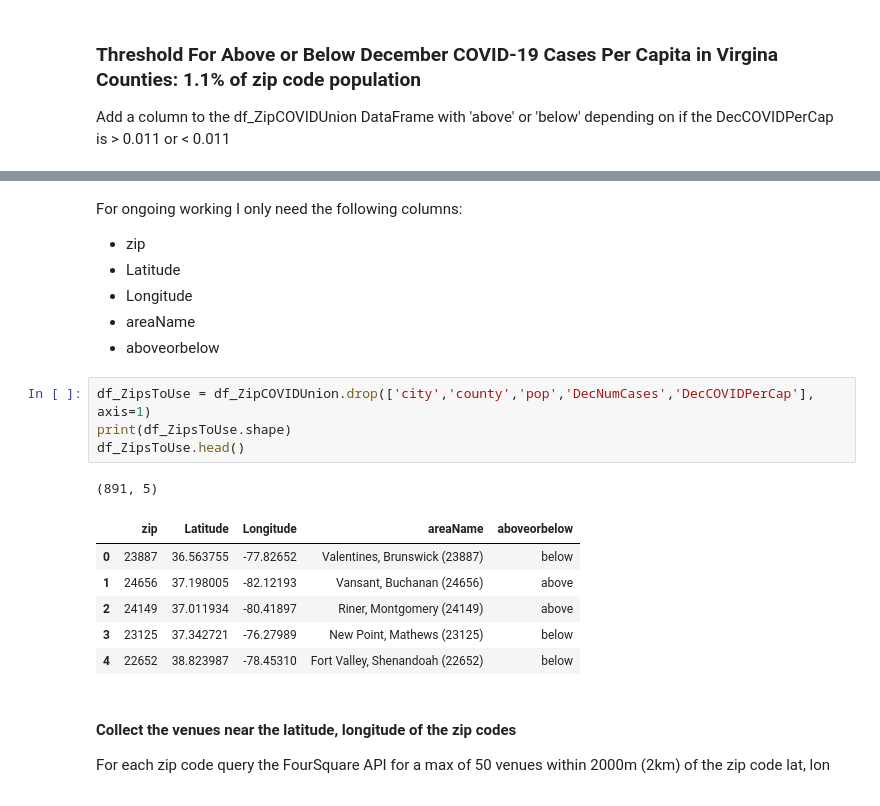
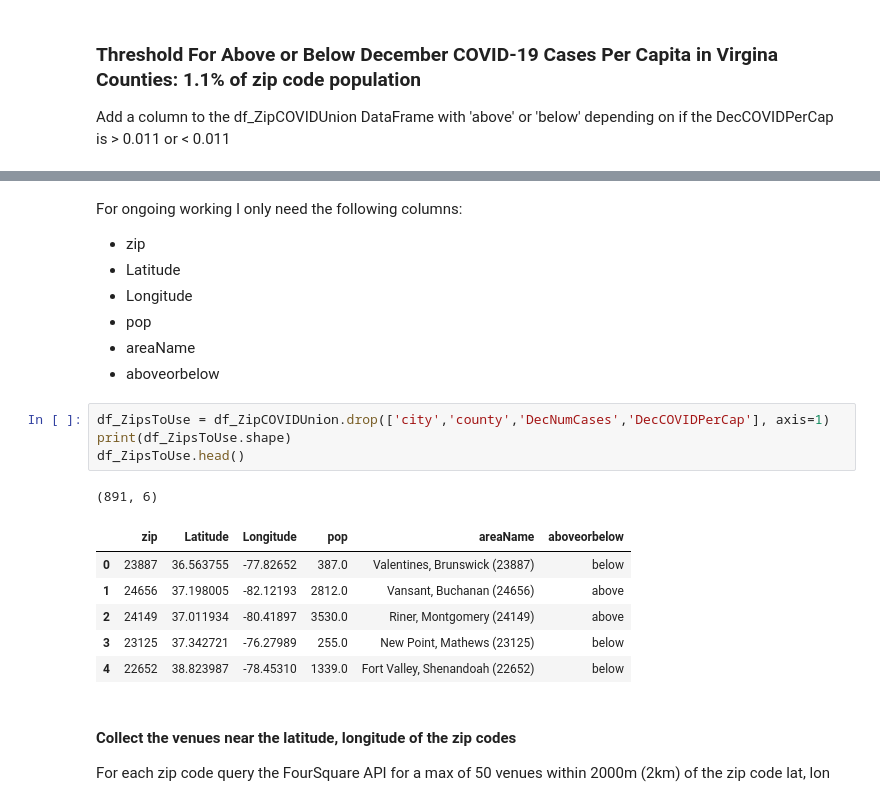
Before and after one commit to hdmcspadden/Virginia_Covid_Trending_Venues, a Jupyter notebook: Trending_Venues_in_Virginia_COVID-19_Hot_Spot_Zip_Codes.ipynb, the cells around one changed output, grey strips where cells are left out. Saved outputs shown, nothing was run; the diff lists cells and outputs as text.

```diff
--- a/Trending_Venues_in_Virginia_COVID-19_Hot_Spot_Zip_Codes.ipynb
+++ b/Trending_Venues_in_Virginia_COVID-19_Hot_Spot_Zip_Codes.ipynb
@@ -401,20 +389,21 @@ For ongoing working I only need the following columns:
 * zip
 * Latitude
 * Longitude
+* pop
 * areaName
 * aboveorbelow
 # %%
-df_ZipsToUse = df_ZipCOVIDUnion.drop(['city','county','pop','DecNumCases','DecCOVIDPerCap'], axis=1)
+df_ZipsToUse = df_ZipCOVIDUnion.drop(['city','county','DecNumCases','DecCOVIDPerCap'], axis=1)
 print(df_ZipsToUse.shape)
 df_ZipsToUse.head()
 # %% [output]
-(891, 5)
+(891, 6)
-|  | zip | Latitude | Longitude | areaName | aboveorbelow |
-| 0 | 23887 | 36.563755 | -77.82652 | Valentines, Brunswick (23887) | below |
-| 1 | 24656 | 37.198005 | -82.12193 | Vansant, Buchanan (24656) | above |
-| 2 | 24149 | 37.011934 | -80.41897 | Riner, Montgomery (24149) | above |
-| 3 | 23125 | 37.342721 | -76.27989 | New Point, Mathews (23125) | below |
-| 4 | 22652 | 38.823987 | -78.45310 | Fort Valley, Shenandoah (22652) | below |
+|  | zip | Latitude | Longitude | pop | areaName | aboveorbelow |
+| 0 | 23887 | 36.563755 | -77.82652 | 387.0 | Valentines, Brunswick (23887) | below |
+| 1 | 24656 | 37.198005 | -82.12193 | 2812.0 | Vansant, Buchanan (24656) | above |
+| 2 | 24149 | 37.011934 | -80.41897 | 3530.0 | Riner, Montgomery (24149) | above |
+| 3 | 23125 | 37.342721 | -76.27989 | 255.0 | New Point, Mathews (23125) | below |
+| 4 | 22652 | 38.823987 | -78.45310 | 1339.0 | Fort Valley, Shenandoah (22652) | below |
 # %% [markdown]
 #### Collect the venues near the latitude, longitude of the zip codes
 For each zip code query the FourSquare API for a max of 50 venues within 2000m (2km) of the zip code lat, lon
```
Also changed, not shown: parts of 34 cells of this notebook.
